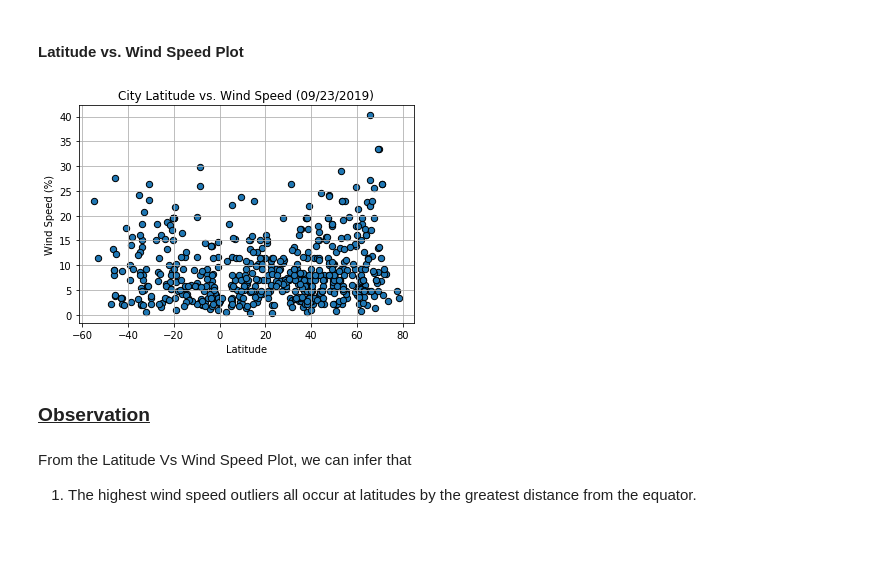
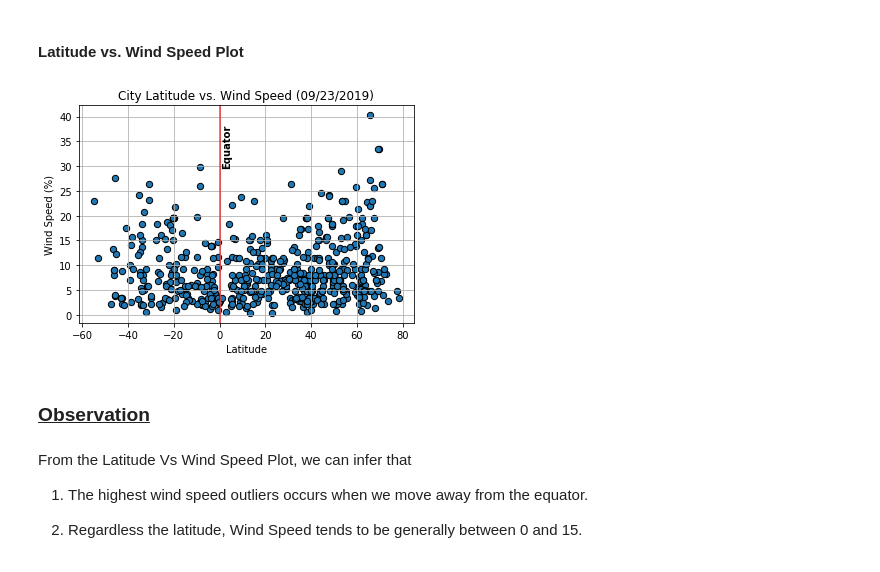
Before and after one commit to SaranyaPandiaraj/Python-API-Challenge, a Jupyter notebook: WeatherPy/WeatherPy.ipynb, the cells around one changed output. Saved outputs shown, nothing was run; the diff lists cells and outputs as text; code cells hidden in the pictures; blank space fills up the shorter version.

```diff
--- a/WeatherPy/WeatherPy.ipynb
+++ b/WeatherPy/WeatherPy.ipynb
@@ -264,19 +313,27 @@ From the Latitude Vs Cloudiness Plot, we can infer that
 # %% [markdown]
 #### Latitude vs. Wind Speed Plot
 # %%
+#Plotting a Scatter Plot
 plt.scatter(WeatherPy_df["Lat"], WeatherPy_df["Wind Speed"], marker="o", edgecolors="black",s=40)
 
+#Proper labeling of the plots using plot titles (including date of analysis) and axes labels.
 plt.grid()
 plt.title(f"City Latitude vs. Wind Speed ({Analysis_Date})")
 plt.xlabel("Latitude")
 plt.ylabel("Wind Speed (%)")
+plt.axvline(0, color = 'red', alpha = .75)
+plt.text(1,30,'Equator',rotation=90, fontweight='bold')
 
-plt.savefig("Plotted Figures/Latitude_vs_WindSpeed")
+#Saving the Plotted figures and displaying the plot.
+plt.savefig("Plotted Figures/Latitude_vs_WindSpeed.png")
 plt.show()
 # %% [output]
-[figure, old version]
+[figure, new version]
 # %% [markdown]
 ### <ins> Observation </ins>
 # %% [markdown]
 From the Latitude Vs Wind Speed Plot, we can infer that
-1) The highest wind speed outliers all occur at latitudes by the greatest distance from the equator.
+
+1) The highest wind speed outliers occurs when we move away from the equator.
+
+2) Regardless the latitude, Wind Speed tends to be generally between 0 and 15.
```
Also changed, not shown: parts of 14 cells of this notebook, 6 other files.
